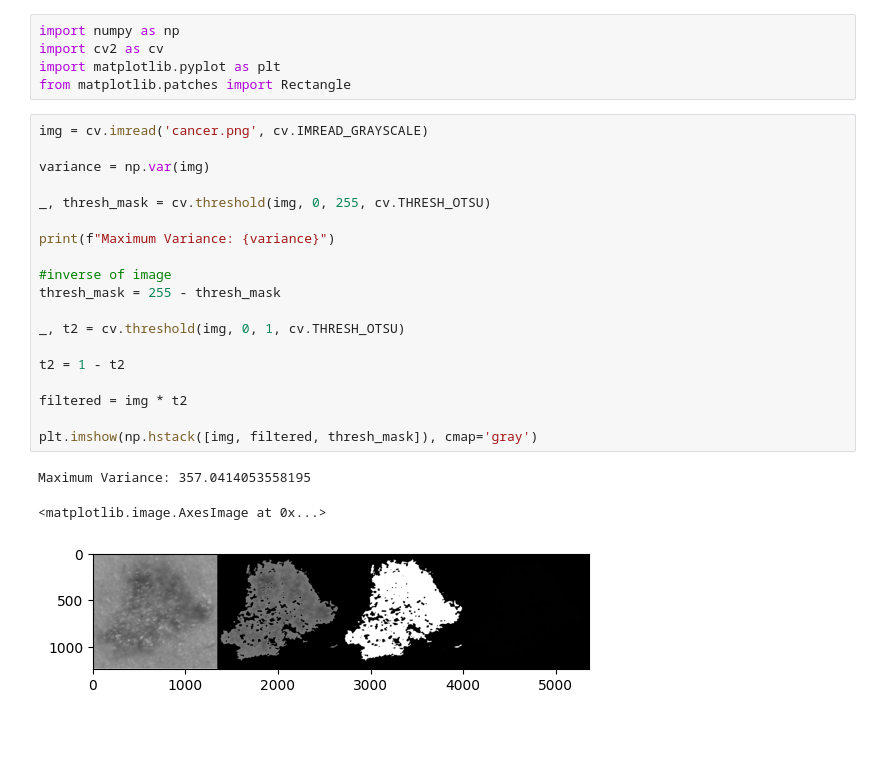
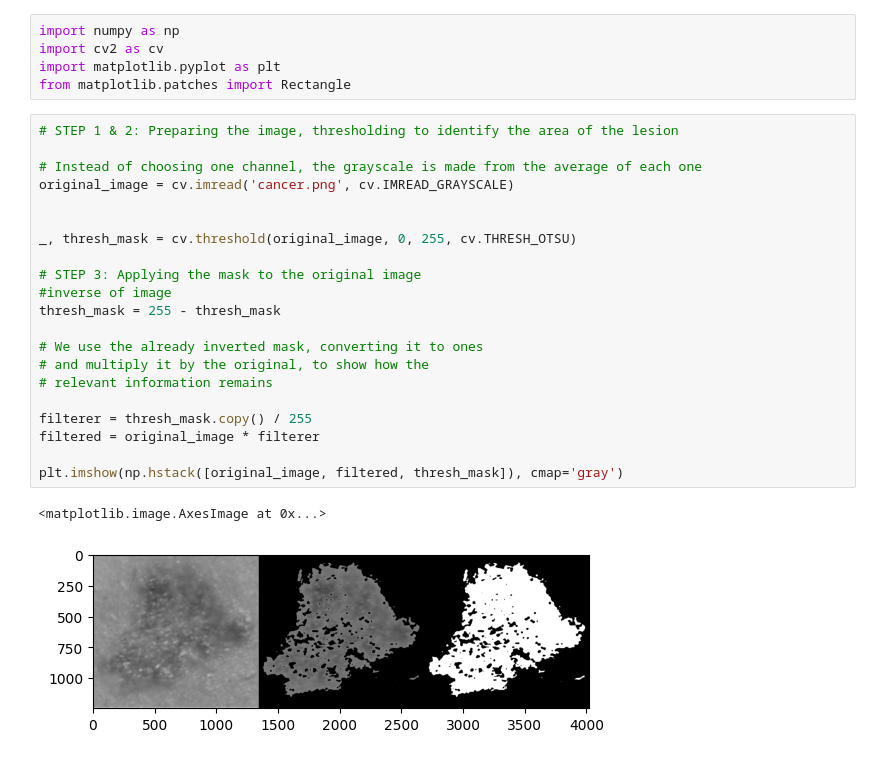
Before and after one commit to 0rphee/up, a Jupyter notebook: pdi/proyecto-final/final.ipynb, the cells around one changed output. Drawn from its saved outputs; the diff is of its cells as text; blank space fills up the shorter version.

```diff
--- a/pdi/proyecto-final/final.ipynb
+++ b/pdi/proyecto-final/final.ipynb
@@ -3,27 +3,28 @@ import numpy as np
 import cv2 as cv
 import matplotlib.pyplot as plt
 from matplotlib.patches import Rectangle
-# %%
-img = cv.imread('cancer.png', cv.IMREAD_GRAYSCALE)
-
-variance = np.var(img)
-
-_, thresh_mask = cv.threshold(img, 0, 255, cv.THRESH_OTSU)
-
-print(f"Maximum Variance: {variance}")
-
-#inverse of image
-thresh_mask = 255 - thresh_mask
-
-_, t2 = cv.threshold(img, 0, 1, cv.THRESH_OTSU)
-
-t2 = 1 - t2
-
-filtered = img * t2
-
-plt.imshow(np.hstack([img, filtered, thresh_mask]), cmap='gray')
-# %% [output]
-Maximum Variance: 357.0414053558195
-<matplotlib.image.AxesImage at 0x...>
-[figure, removed]
+# %%
+# STEP 1 & 2: Preparing the image, thresholding to identify the area of the lesion
+
+# Instead of choosing one channel, the grayscale is made from the average of each one
+original_image = cv.imread('cancer.png', cv.IMREAD_GRAYSCALE)
+
+
+_, thresh_mask = cv.threshold(original_image, 0, 255, cv.THRESH_OTSU)
+
+# STEP 3: Applying the mask to the original image
+#inverse of image
+thresh_mask = 255 - thresh_mask
+
+# We use the already inverted mask, converting it to ones
+# and multiply it by the original, to show how the
+# relevant information remains
+
+filterer = thresh_mask.copy() / 255
+filtered = original_image * filterer
+
+plt.imshow(np.hstack([original_image, filtered, thresh_mask]), cmap='gray')
+# %% [output]
+<matplotlib.image.AxesImage at 0x...>
+[figure, added]
 # %%
```
Also changed, not shown: parts of 14 cells of this notebook, 9 other files.
